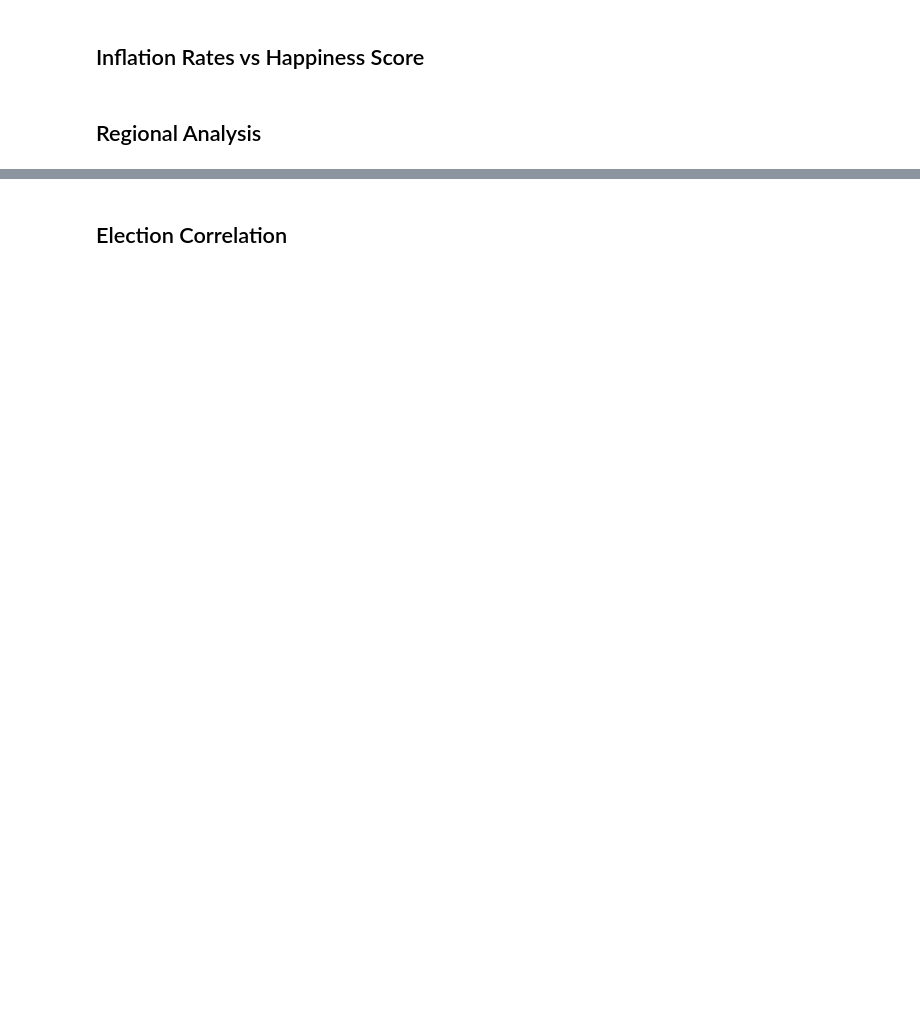
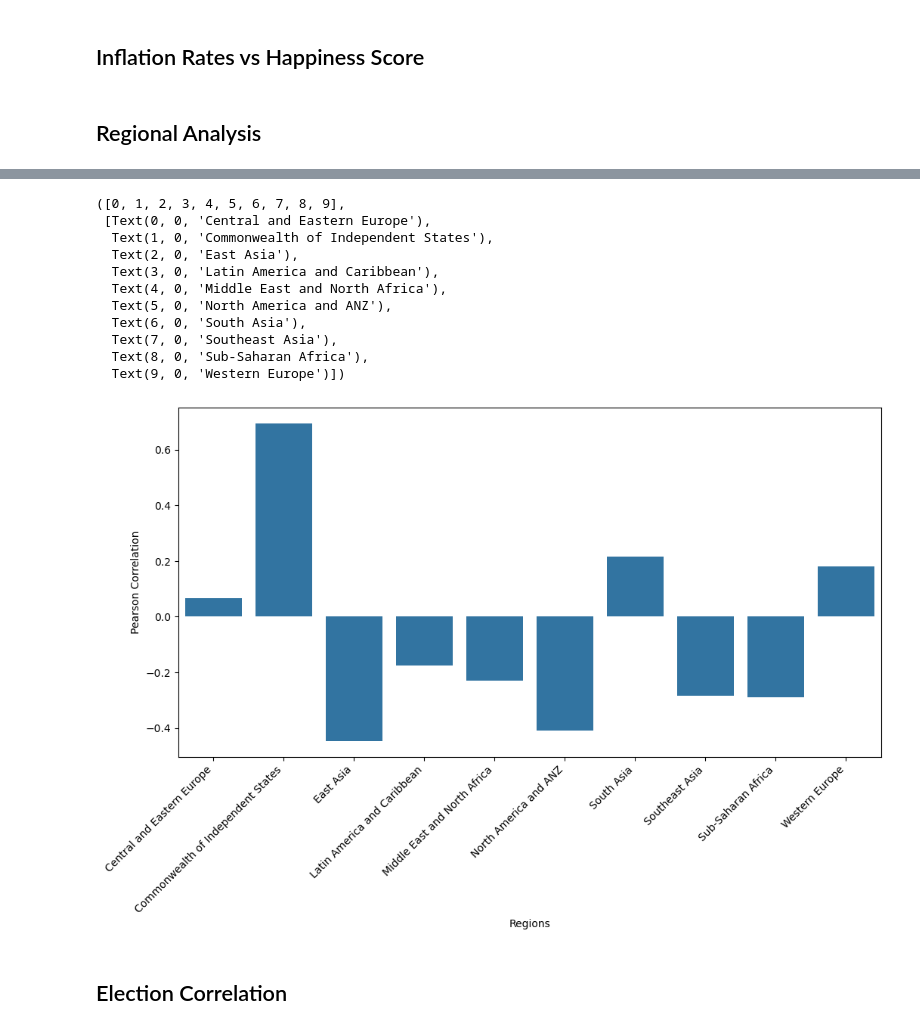
Before and after one commit to cmgboji/PSY371F-Final-Project, a Jupyter notebook: PSY 371F - Notebook.ipynb, the cells around one changed output, grey strips where cells are left out. Saved outputs shown, nothing was run; the diff lists cells and outputs as text; code cells hidden in the pictures; blank space fills up the shorter version.

```diff
--- a/PSY 371F - Notebook.ipynb
+++ b/PSY 371F - Notebook.ipynb
@@ -112,3 +122,8 @@ ppi.head()
 ## Inflation Rates vs Happiness Score
 # %% [markdown]
 ## Regional Analysis
+# %%
+countryGroups = core_i.groupby('Country')
+print(f'There are {len(countryGroups)} countries that are apart of our analysis.')
+regionGroups = core_i.groupby('Continent/Region')
+print(f'There are {len(regionGroups)} regions we will explore in our analysis.')
@@ -114,0 +149,12 @@ ppi.head()
+# %%
+correlations = []
+regions = []
+
+for r, g in regionGroups:
+    regions.append(r)
+    correlations.append(g[['Official Core Consumer Price Inflation','Score']].corr().iloc[0,1])
+
+corrDf = pd.DataFrame(regions)
+corrDf['correlations'] = correlations
+corrDf.columns = ['Regions','Pearson Correlation']
+corrDf
@@ -115,2 +182,19 @@ ppi.head()
+# %%
+plt.figure(figsize=(12, 6))
+sns.barplot(data=corrDf,x='Regions',y='Pearson Correlation')
+plt.xticks(rotation=45, ha='right')
+# %% [output]
+([0, 1, 2, 3, 4, 5, 6, 7, 8, 9],
+ [Text(0, 0, 'Central and Eastern Europe'),
+  Text(1, 0, 'Commonwealth of Independent States'),
+  Text(2, 0, 'East Asia'),
+  Text(3, 0, 'Latin America and Caribbean'),
+  Text(4, 0, 'Middle East and North Africa'),
+  Text(5, 0, 'North America and ANZ'),
+  Text(6, 0, 'South Asia'),
+  Text(7, 0, 'Southeast Asia'),
+  Text(8, 0, 'Sub-Saharan Africa'),
+  Text(9, 0, 'Western Europe')])
+[figure, added]
 # %% [markdown]
 ## Election Correlation
```
Also changed, not shown: parts of 6 cells of this notebook.
